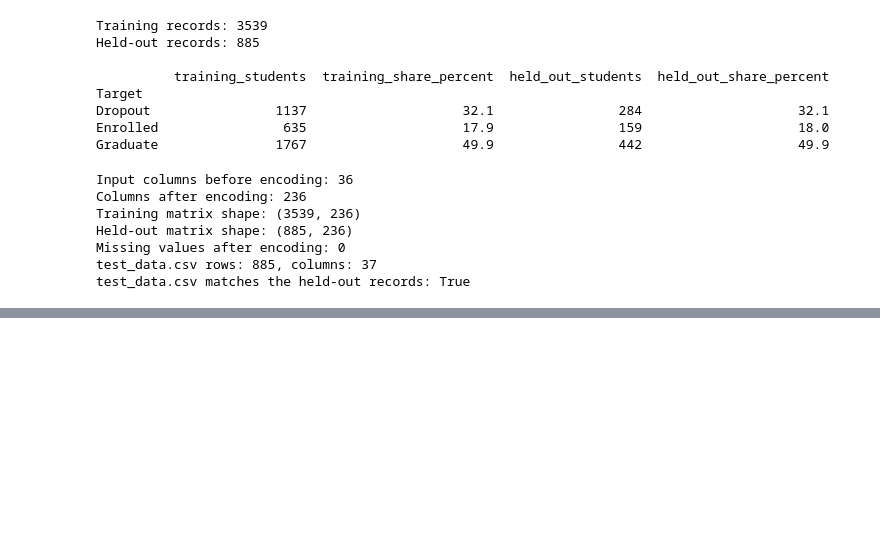
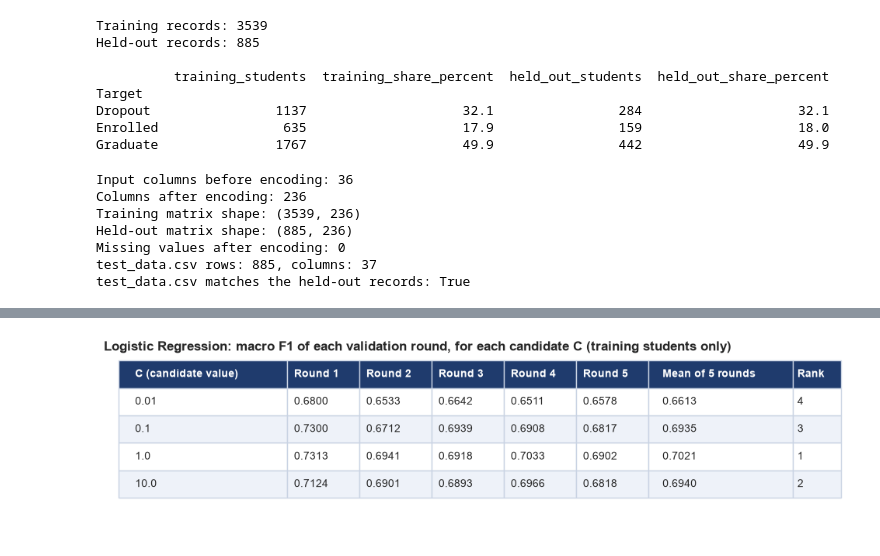
Before and after one commit to ShivkumarSSoni/gradpath-ai, a Jupyter notebook: notebooks/gradpath_end_to_end_analysis.ipynb, the cells around one changed output, grey strips where cells are left out. Cells and saved outputs as stored; diff of their text form; code cells hidden in the pictures; blank space fills up the shorter version.

```diff
--- a/notebooks/gradpath_end_to_end_analysis.ipynb
+++ b/notebooks/gradpath_end_to_end_analysis.ipynb
@@ -210,0 +426,19 @@ test_data.csv matches the held-out records: True
+# %%
+logistic_search = model_repository.load_model(ClassifierKind.LOGISTIC_REGRESSION).named_steps["classifier"]
+search_results = logistic_search.cv_results_
+
+per_round_scores = pd.DataFrame(
+    {"C (candidate value)": [str(value) for value in search_results["param_C"]]}
+)
+for round_number in range(5):
+    per_round_scores[f"Round {round_number + 1}"] = [f"{score:.4f}" for score in search_results[f"split{round_number}_test_score"]]
+per_round_scores["Mean of 5 rounds"] = [f"{score:.4f}" for score in search_results["mean_test_score"]]
+per_round_scores["Rank"] = [int(rank) for rank in search_results["rank_test_score"]]
+
+draw_table_as_image(
+    per_round_scores,
+    figure_width=12,
+    title="Logistic Regression: macro F1 of each validation round, for each candidate C (training students only)",
+)
+# %% [output]
+[figure, added]
```
Also changed, not shown: parts of 27 cells of this notebook, 16 other files.
